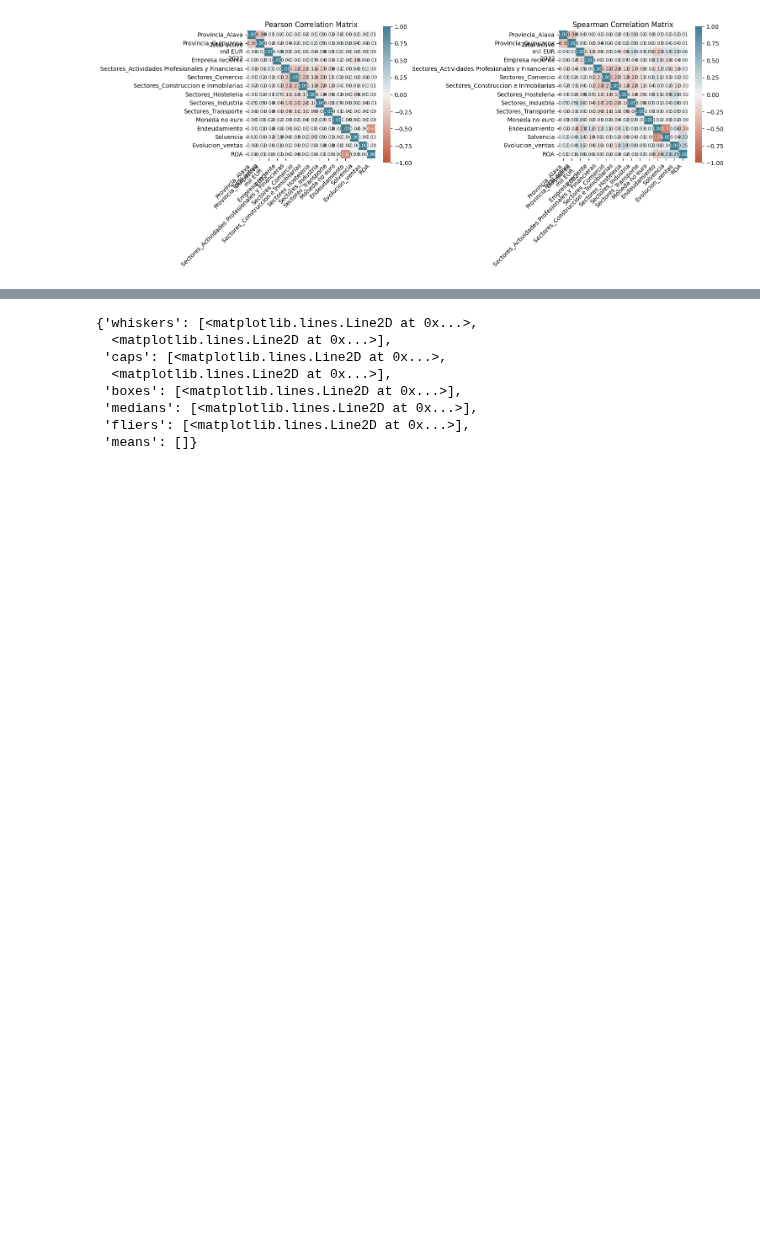
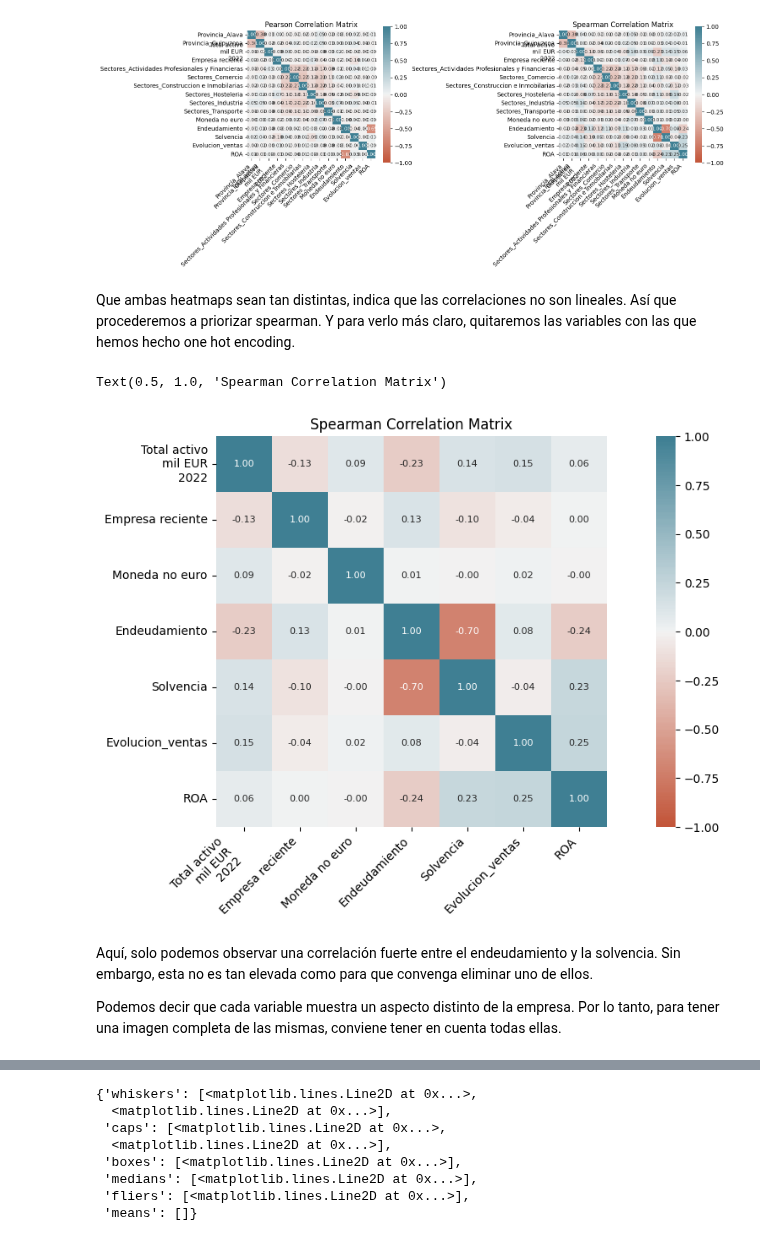
Before and after one commit to Aristondo/Equipo-Naranja, a Jupyter notebook: Reto_Analisis.ipynb, the cells around one changed output, grey strips where cells are left out. Saved outputs shown, nothing was run; the diff lists cells and outputs as text; code cells hidden in the pictures; blank space fills up the shorter version.

```diff
--- a/Reto_Analisis.ipynb
+++ b/Reto_Analisis.ipynb
@@ -39,3 +42,23 @@ ax[1].set_title("Spearman Correlation Matrix");
 plt.tight_layout()
 # %% [output]
 [figure]
+# %% [markdown]
+Que ambas heatmaps sean tan distintas, indica que las correlaciones no son lineales. Así que procederemos a priorizar spearman. Y para verlo más claro, quitaremos las variables con las que hemos hecho one hot encoding.
+# %%
+df_columnas_sin_dummies=df_analisis[['Total activo\nmil EUR\n2022',
+       'Empresa reciente', 'Moneda no euro',
+       'Endeudamiento', 'Solvencia', 'Evolucion_ventas', 'ROA']]
+corr_spearman = df_columnas_sin_dummies.corr(method="spearman")
+# %%
+fig, ax = plt.subplots(figsize=(15,6))
+sns.heatmap(corr_spearman, vmin=-1, vmax=1, center=0, cmap=sns.diverging_palette(20, 220, n=200), square=True, annot=True, fmt=".2f", annot_kws={"size": 8}, ax=ax)
+ax.set_xticklabels(ax.get_xticklabels(), rotation=45, horizontalalignment='right')
+ax.set_yticklabels(ax.get_yticklabels(), rotation=0, horizontalalignment='right')
+ax.set_title("Spearman Correlation Matrix")
+# %% [output]
+Text(0.5, 1.0, 'Spearman Correlation Matrix')
+[figure, added]
+# %% [markdown]
+Aquí, solo podemos observar una correlación fuerte entre el endeudamiento y la solvencia. Sin embargo, esta no es tan elevada como para que convenga eliminar uno de ellos.
+
+Podemos decir que cada variable muestra un aspecto distinto de la empresa. Por lo tanto, para tener una imagen completa de las mismas, conviene tener en cuenta todas ellas.
```
Also changed, not shown: parts of 10 cells of this notebook.
